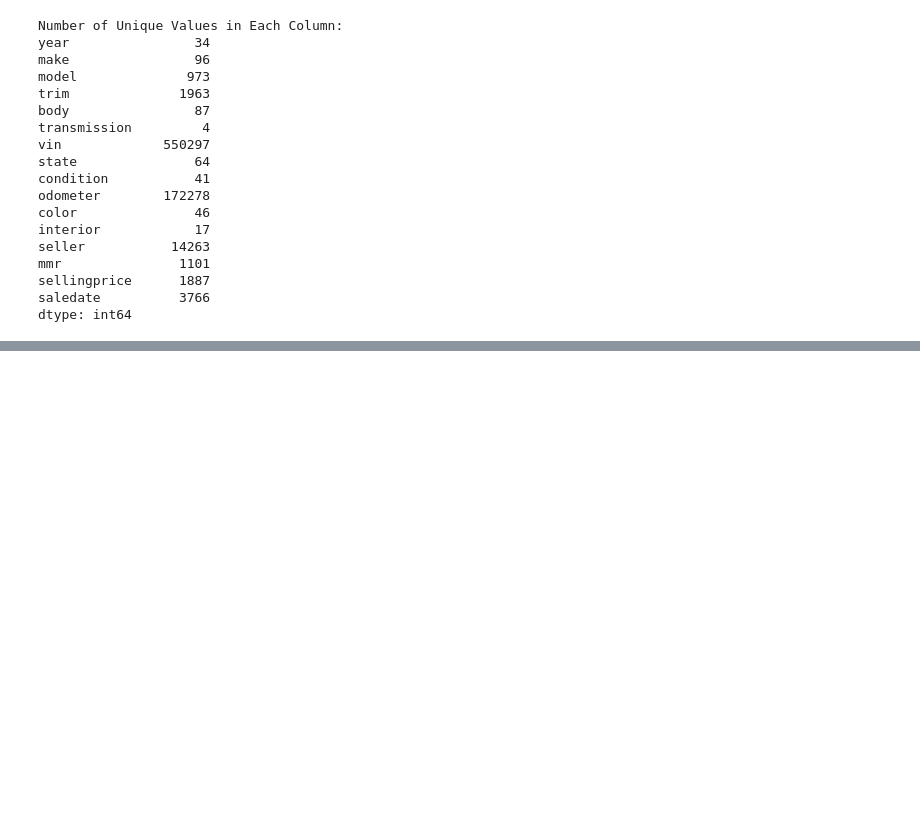
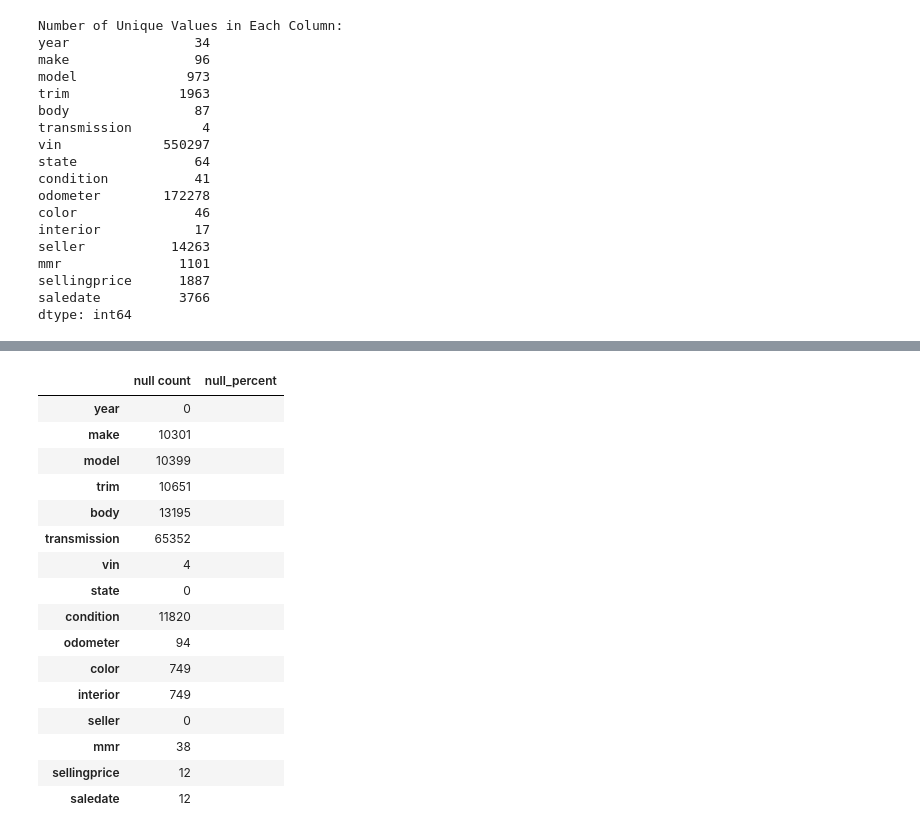
Before and after one commit to jerryevalentine/UCB-Project-1, a Jupyter notebook: Determining Data Suitability and Metadata.ipynb, the cells around one changed output, grey strips where cells are left out. Saved outputs shown, nothing was run; the diff lists cells and outputs as text; code cells hidden in the pictures; blank space fills up the shorter version.

```diff
--- a/Determining Data Suitability and Metadata.ipynb
+++ b/Determining Data Suitability and Metadata.ipynb
@@ -188,0 +283,20 @@ dtype: int64
+# %%
+null_df
+# %% [output]
+|  | null count | null_percent |
+| year | 0 |  |
+| make | 10301 |  |
+| model | 10399 |  |
+| trim | 10651 |  |
+| body | 13195 |  |
+| transmission | 65352 |  |
+| vin | 4 |  |
+| state | 0 |  |
+| condition | 11820 |  |
+| odometer | 94 |  |
+| color | 749 |  |
+| interior | 749 |  |
+| seller | 0 |  |
+| mmr | 38 |  |
+| sellingprice | 12 |  |
+| saledate | 12 |  |
```
Also changed, not shown: parts of 7 cells of this notebook, 1 other file.
